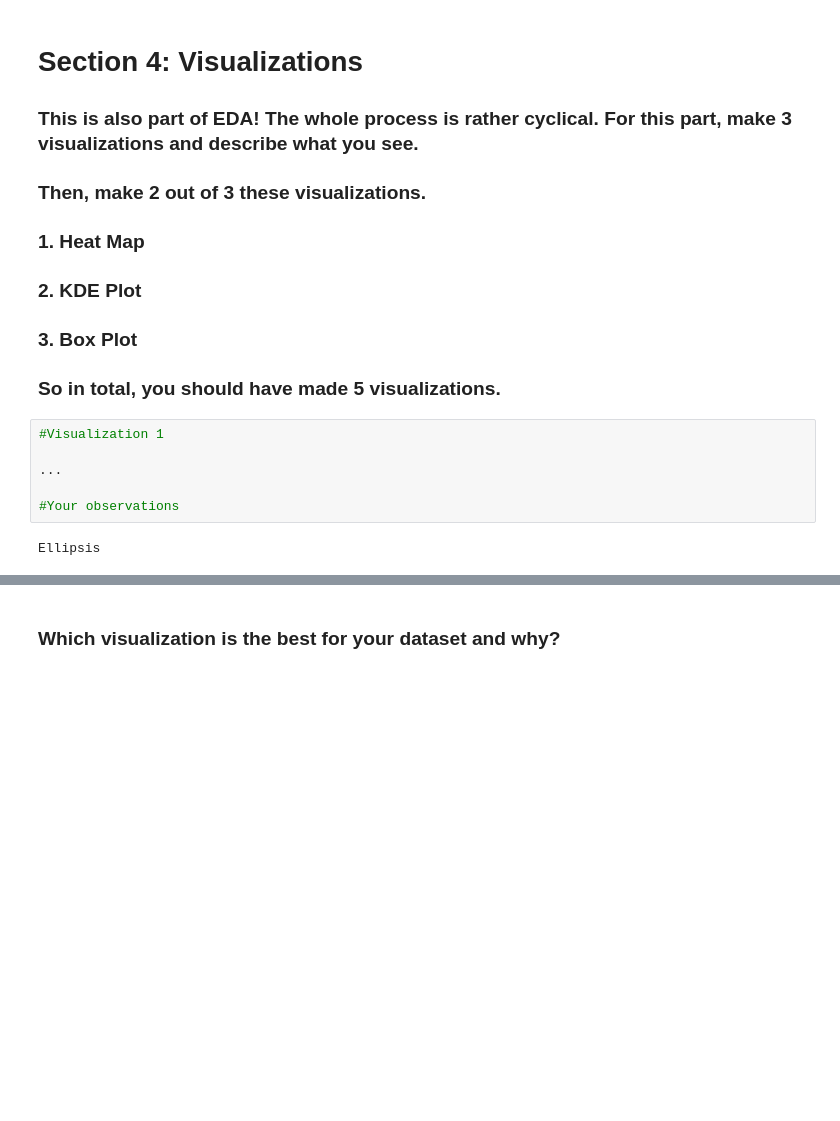
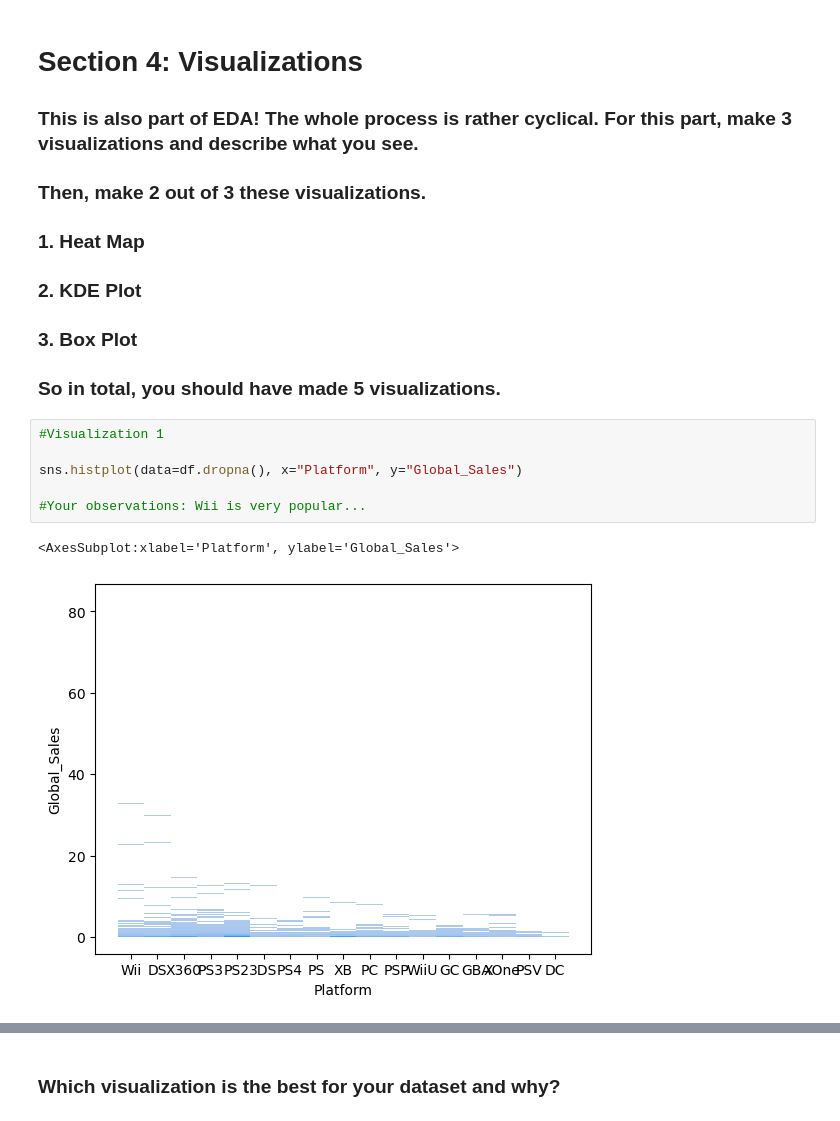
Before and after one commit to fionacch/dss-onboarding, a Jupyter notebook: Data Cleaning, EDA and Visualizations.ipynb, the cells around one changed output, grey strips where cells are left out. Drawn from its saved outputs; the diff is of its cells as text; blank space fills up the shorter version.

```diff
--- a/Data Cleaning, EDA and Visualizations.ipynb
+++ b/Data Cleaning, EDA and Visualizations.ipynb
@@ -234,11 +267,12 @@ Here are some methods to deal with handling outliers:
 # %%
 #Visualization 1
 
-...
+sns.histplot(data=df.dropna(), x="Platform", y="Global_Sales")
 
-#Your observations
+#Your observations: Wii is very popular...
 # %% [output]
-Ellipsis
+<AxesSubplot:xlabel='Platform', ylabel='Global_Sales'>
+[figure, added]
 # %%
 #Visualization 2
 
```
Also changed, not shown: parts of 22 cells of this notebook.
